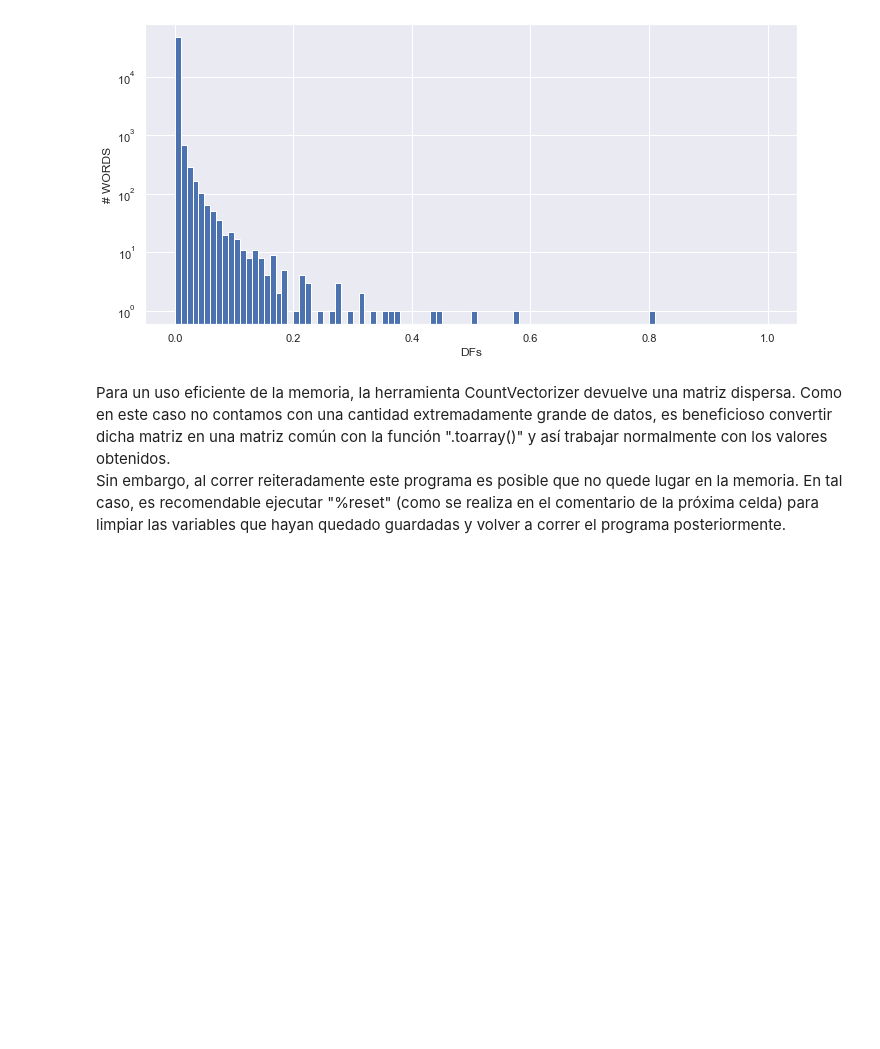
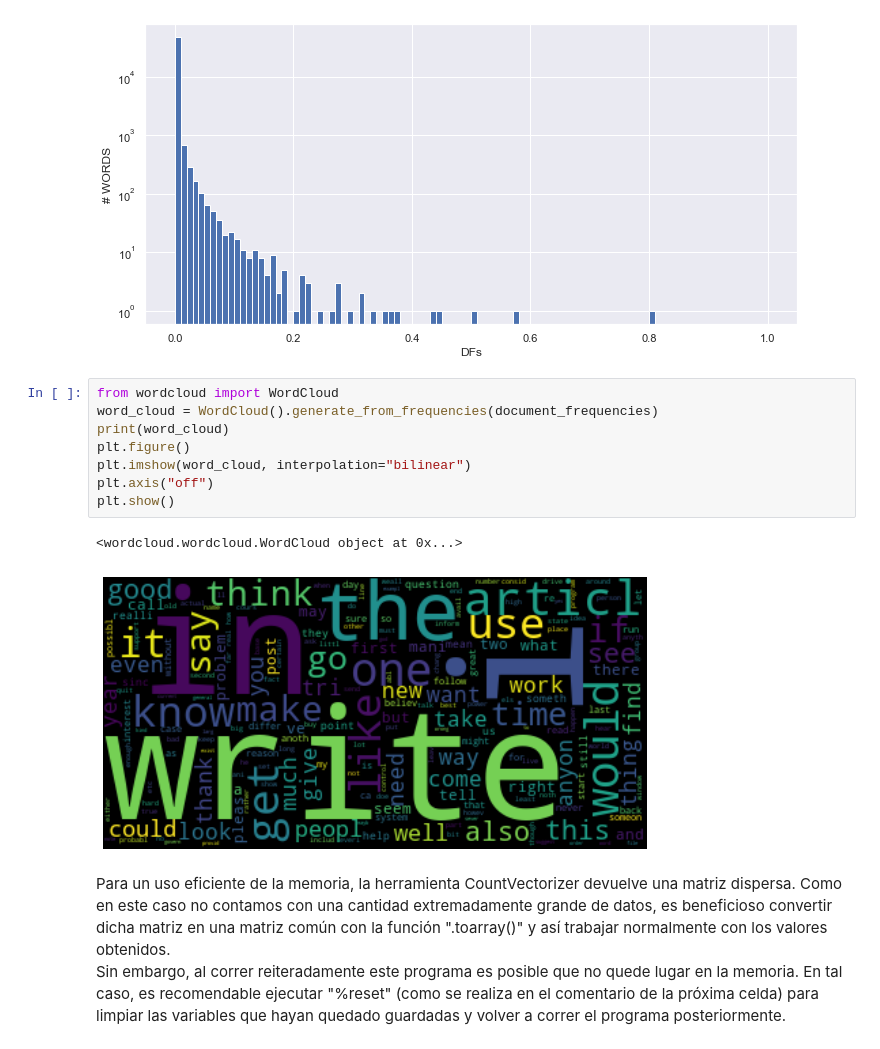
Before and after one commit to scheinpablo/TP1Redes, a Jupyter notebook: Ejercicio1/main_ej1.ipynb, the cells around one changed output. Drawn from its saved outputs; the diff is of its cells as text; blank space fills up the shorter version.

```diff
--- a/Ejercicio1/main_ej1.ipynb
+++ b/Ejercicio1/main_ej1.ipynb
@@ -217,6 +221,17 @@ plt.ylabel("# WORDS")
 plt.tight_layout()
 # %% [output]
 [figure]
+# %%
+from wordcloud import WordCloud
+word_cloud = WordCloud().generate_from_frequencies(document_frequencies)
+print(word_cloud)
+plt.figure()
+plt.imshow(word_cloud, interpolation="bilinear")
+plt.axis("off")
+plt.show()
+# %% [output]
+<wordcloud.wordcloud.WordCloud object at 0x...>
+[figure, added]
 # %% [markdown]
 Para un uso eficiente de la memoria, la herramienta CountVectorizer devuelve una matriz dispersa. Como en este caso no contamos con una cantidad extremadamente grande de datos, es beneficioso convertir dicha matriz en una matriz común con la función ".toarray()" y así trabajar normalmente con los valores obtenidos.
 Sin embargo, al correr reiteradamente este programa es posible que no quede lugar en la memoria. En tal caso, es recomendable ejecutar "%reset" (como se realiza en el comentario de la próxima celda) para limpiar las variables que hayan quedado guardadas y volver a correr el programa posteriormente.
```
Also changed, not shown: parts of 10 cells of this notebook, 1 other file.
